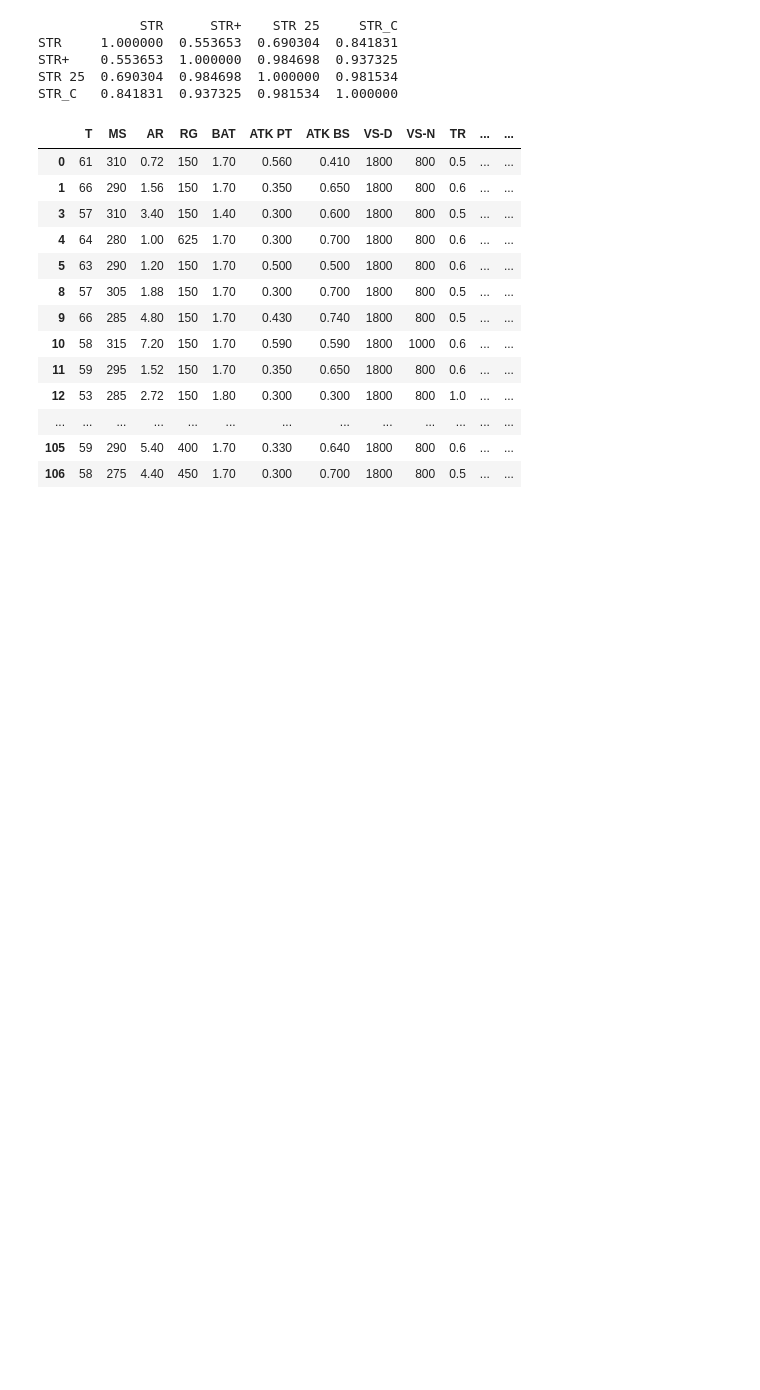
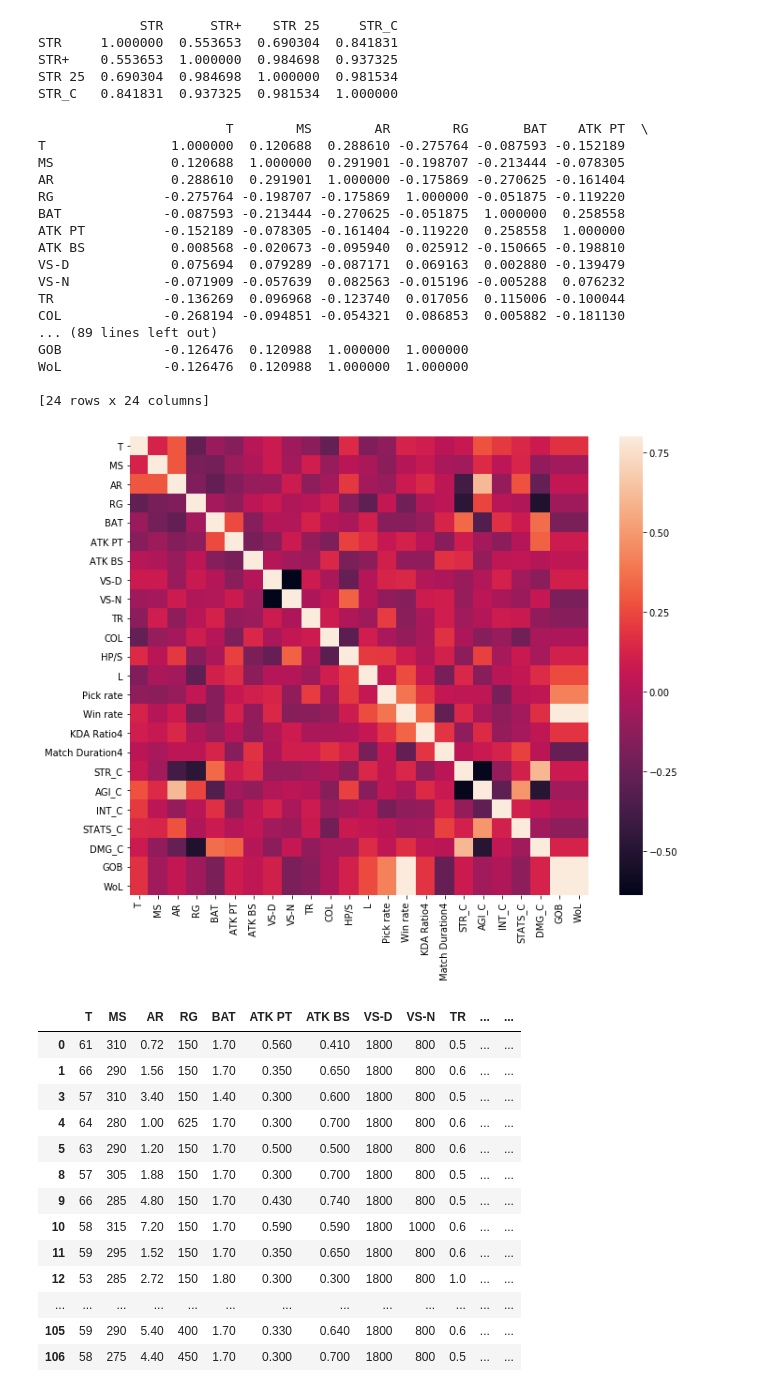
Before and after one commit to zdwhite/Thinkful-Unit-2, a Jupyter notebook: Thinkful_prep_dataset_for_modeling.ipynb, the cells around one changed output. Drawn from its saved outputs; the diff is of its cells as text; code cells hidden in the pictures; blank space fills up the shorter version.

```diff
--- a/Thinkful_prep_dataset_for_modeling.ipynb
+++ b/Thinkful_prep_dataset_for_modeling.ipynb
@@ -186,4 +186,33 @@ STR     1.000000  0.553653  0.690304  0.841831
 STR+    0.553653  1.000000  0.984698  0.937325
 STR 25  0.690304  0.984698  1.000000  0.981534
 STR_C   0.841831  0.937325  0.981534  1.000000
+# %%
+# let's look at a heat map of the new features
+corrmat = df_compare.corr()
+print(corrmat)
+
+
+f, ax = plt.subplots(figsize=(12, 9))
+
+sns.heatmap(corrmat, vmax=.8, square=True)
+plt.show()
+# %% [output]
+                        T        MS        AR        RG       BAT    ATK PT  \
+T                1.000000  0.120688  0.288610 -0.275764 -0.087593 -0.152189
+MS               0.120688  1.000000  0.291901 -0.198707 -0.213444 -0.078305
+AR               0.288610  0.291901  1.000000 -0.175869 -0.270625 -0.161404
+RG              -0.275764 -0.198707 -0.175869  1.000000 -0.051875 -0.119220
+BAT             -0.087593 -0.213444 -0.270625 -0.051875  1.000000  0.258558
+ATK PT          -0.152189 -0.078305 -0.161404 -0.119220  0.258558  1.000000
+ATK BS           0.008568 -0.020673 -0.095940  0.025912 -0.150665 -0.198810
+VS-D             0.075694  0.079289 -0.087171  0.069163  0.002880 -0.139479
+VS-N            -0.071909 -0.057639  0.082563 -0.015196 -0.005288  0.076232
+TR              -0.136269  0.096968 -0.123740  0.017056  0.115006 -0.100044
+COL             -0.268194 -0.094851 -0.054321  0.086853  0.005882 -0.181130
+... (89 lines left out)
+GOB             -0.126476  0.120988  1.000000  1.000000
+WoL             -0.126476  0.120988  1.000000  1.000000
+
+[24 rows x 24 columns]
+[figure, added]
 # %%
```
Also changed, not shown: parts of 1 cell of this notebook.
